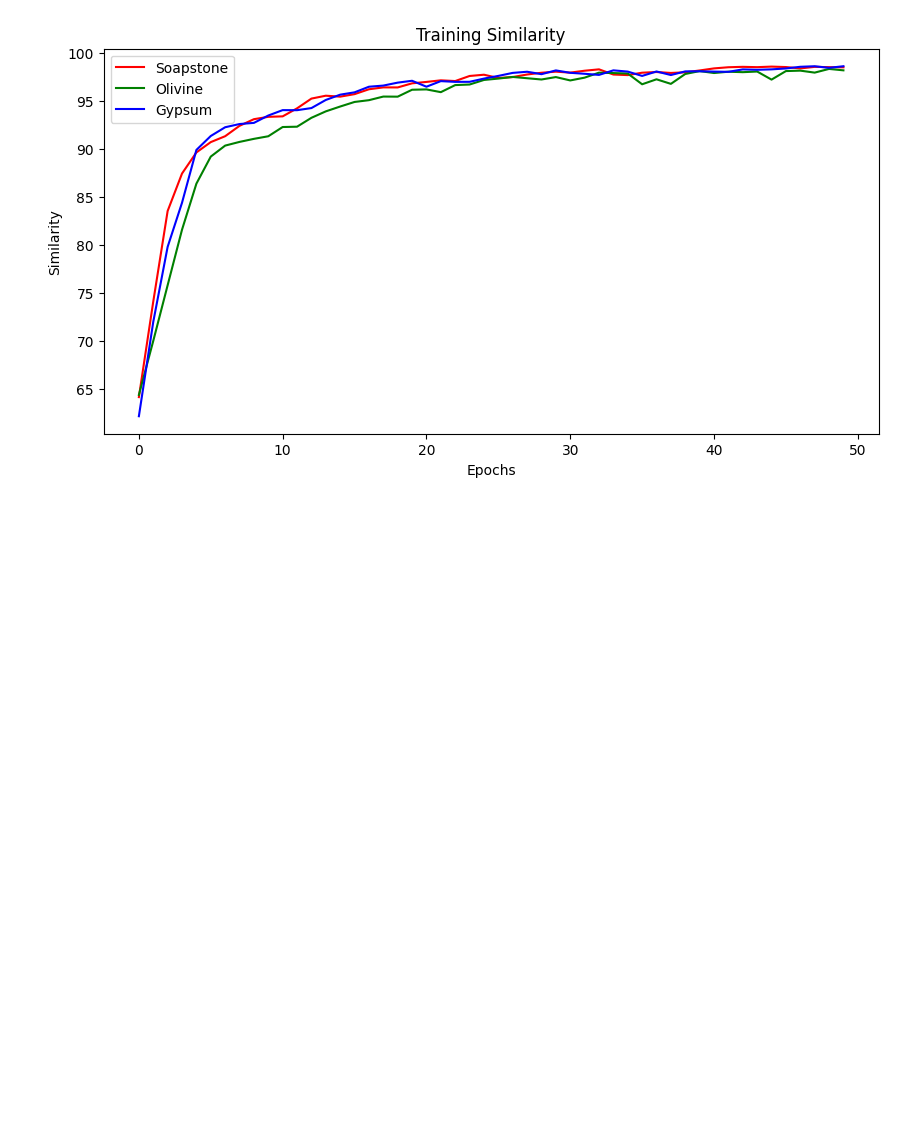
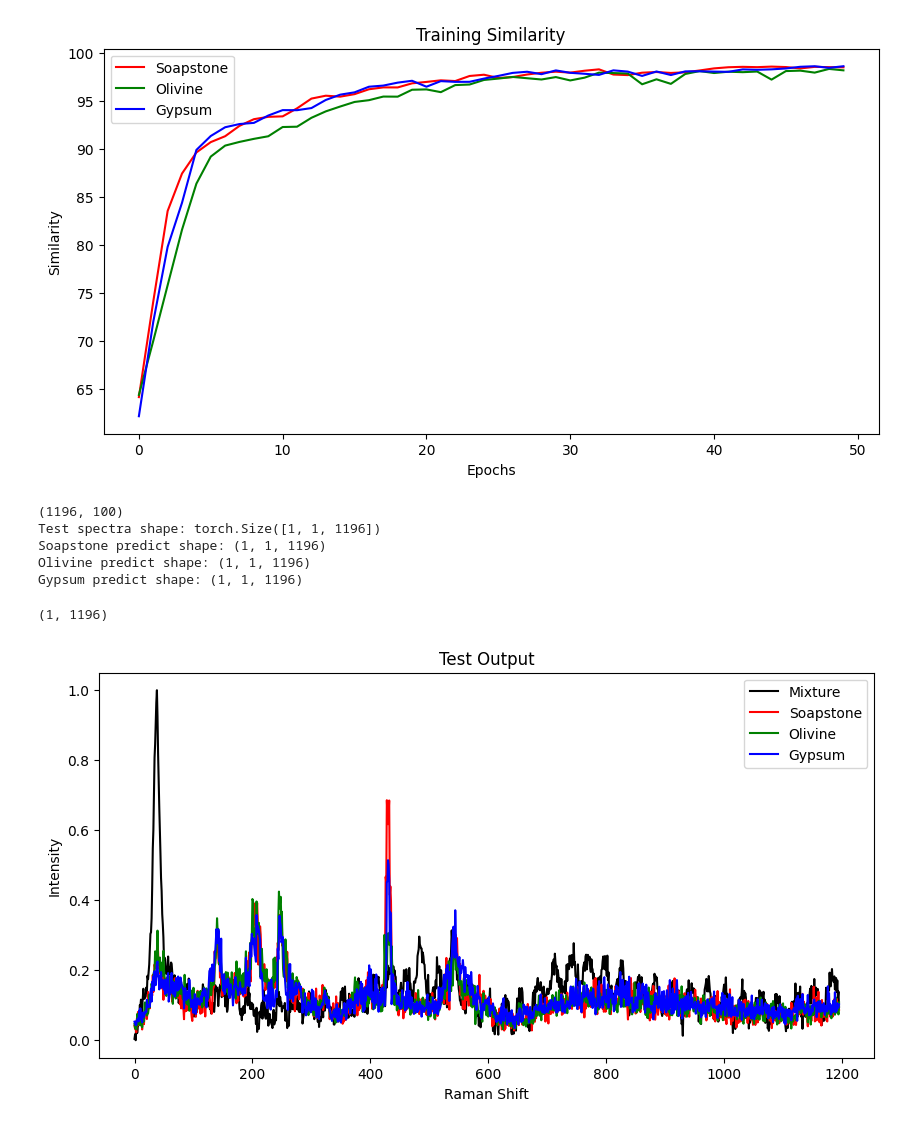
Before and after one commit to czhurdlespeed/RamanSpec, a Jupyter notebook: OurCode/Ourcode.ipynb, the cells around one changed output. Saved outputs shown, nothing was run; the diff lists cells and outputs as text; code cells hidden in the pictures; blank space fills up the shorter version.

Commit message:
Plot Test Spectra

```diff
--- a/OurCode/Ourcode.ipynb
+++ b/OurCode/Ourcode.ipynb
@@ -441,3 +441,48 @@ plot_loss(tape)
 plot_similarity(tape)
 # %% [output]
 [figure]
+# %%
+print(test_data.shape)
+mixture_test_data = []
+soapstone_predict = []
+olivine_predict = []
+gypsum_predict = []
+for i in range(test_data.shape[1]):
+    test_spectra = torch.from_numpy(test_data[:, i]).float().unsqueeze(0).unsqueeze(0)
+    print(f"Test spectra shape: {test_spectra.shape}")
+    mixture_test_data.append(test_spectra.detach().numpy())
+    soapstone_predict.append(modules[1](modules[0](test_spectra)).detach().numpy())
+    print(f"Soapstone predict shape: {soapstone_predict[-1].shape}")
+    olivine_predict.append(modules[2](modules[0](test_spectra)).detach().numpy())
+    print(f"Olivine predict shape: {olivine_predict[-1].shape}")
+    gypsum_predict.append(modules[3](modules[0](test_spectra)).detach().numpy())
+    print(f"Gypsum predict shape: {gypsum_predict[-1].shape}")
+    break
+# %% [output]
+(1196, 100)
+Test spectra shape: torch.Size([1, 1, 1196])
+Soapstone predict shape: (1, 1, 1196)
+Olivine predict shape: (1, 1, 1196)
+Gypsum predict shape: (1, 1, 1196)
+# %%
+mixture_test_data[-1].shape
+mixture_test_data[-1].squeeze(0).shape
+# %% [output]
+(1, 1196)
+# %%
+def plot_testoutput(mixture_test_data, soapstone_predict, olivine_predict, gypsum_predict, index=0):
+    plt.figure(figsize=(10, 5))
+    plt.plot(mixture_test_data[index].squeeze(0).squeeze(0), label='Mixture', color='black')
+    plt.plot(soapstone_predict[index].squeeze(0).squeeze(0), label='Soapstone', color='red')
+    plt.plot(olivine_predict[index].squeeze(0).squeeze(0), label='Olivine', color='green')
+    plt.plot(gypsum_predict[index].squeeze(0).squeeze(0), label='Gypsum', color='blue')
+    plt.xlabel('Raman Shift')
+    # need to fix xlim range [640, 1600]
+    plt.ylabel('Intensity')
+    plt.legend()
+    plt.title('Test Output')
+    plt.show()
+# %%
+plot_testoutput(mixture_test_data, soapstone_predict, olivine_predict, gypsum_predict)
+# %% [output]
+[figure, added]
```
Also changed, not shown: parts of 2 cells of this notebook.
